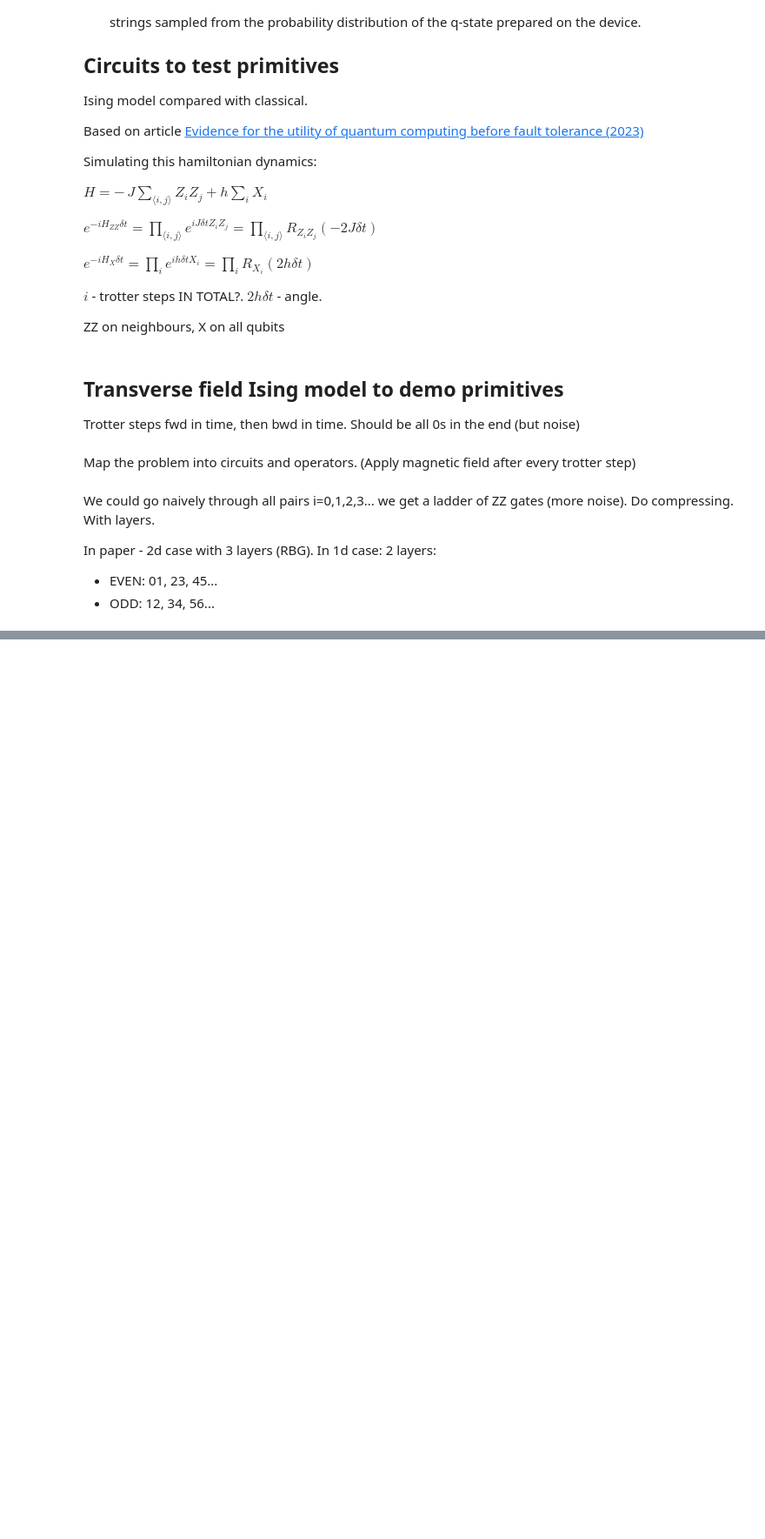
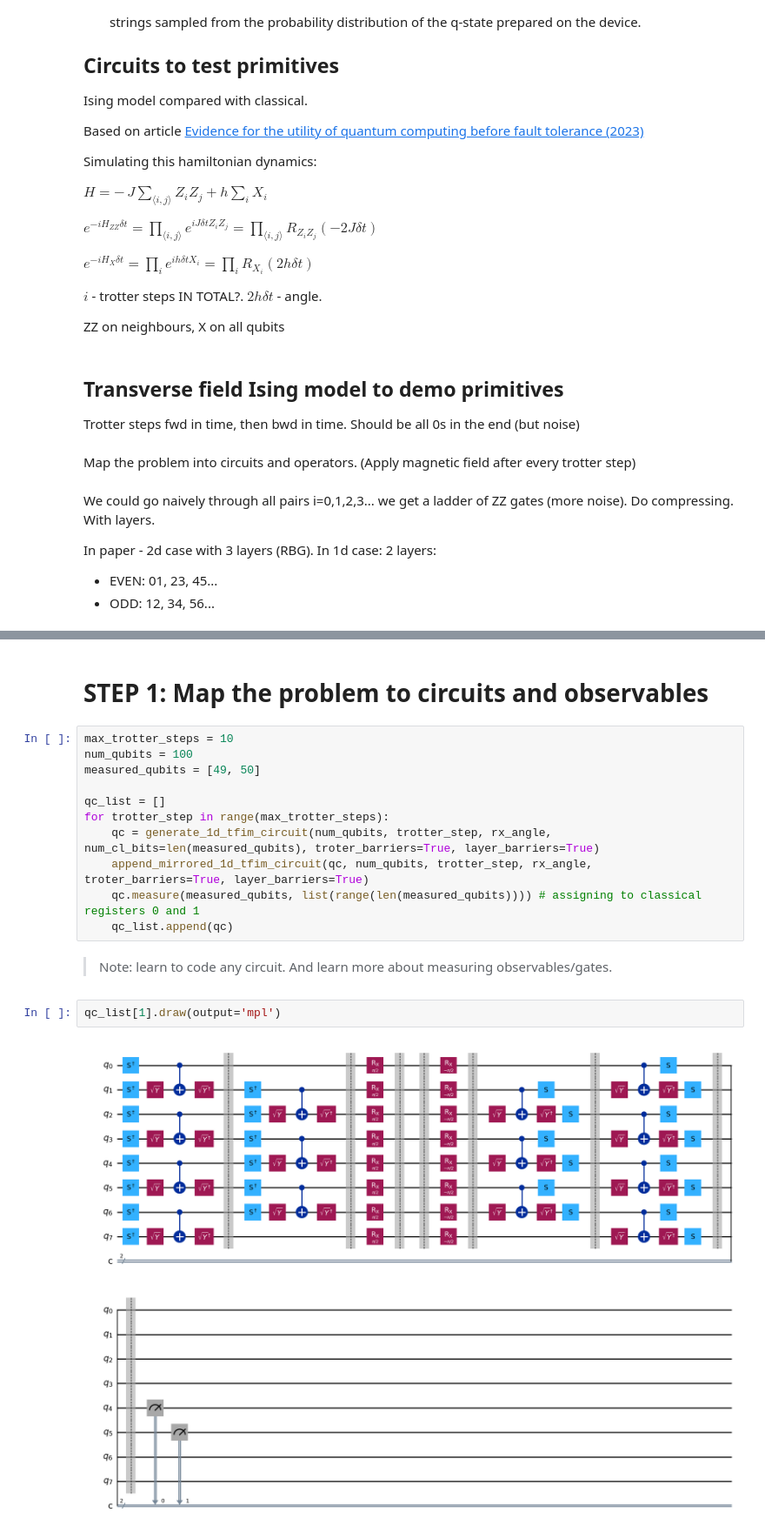
Before and after one commit to naglissul/qml, a Jupyter notebook: GENERAL/qiskit-tutorial/4-primitives.ipynb, the cells around one changed output, grey strips where cells are left out. Shown at 87% size. Cells and saved outputs as stored; diff of their text form; blank space fills up the shorter version.

```diff
--- a/GENERAL/qiskit-tutorial/4-primitives.ipynb
+++ b/GENERAL/qiskit-tutorial/4-primitives.ipynb
@@ -92,0 +164,19 @@ qc.draw(output='mpl', fold=-1)
+# %% [markdown]
+# STEP 1: Map the problem to circuits and observables
+# %%
+max_trotter_steps = 10
+num_qubits = 100
+measured_qubits = [49, 50]
+
+qc_list = []
+for trotter_step in range(max_trotter_steps):
+    qc = generate_1d_tfim_circuit(num_qubits, trotter_step, rx_angle, num_cl_bits=len(measured_qubits), troter_barriers=True, layer_barriers=True)
+    append_mirrored_1d_tfim_circuit(qc, num_qubits, trotter_step, rx_angle, troter_barriers=True, layer_barriers=True)
+    qc.measure(measured_qubits, list(range(len(measured_qubits)))) # assigning to classical registers 0 and 1
+    qc_list.append(qc)
+# %% [markdown]
+> Note: learn to code any circuit. And learn more about measuring observables/gates.
+# %%
+qc_list[1].draw(output='mpl')
+# %% [output]
+[figure, added]
```
Also changed, not shown: parts of 23 cells of this notebook, 1 other file.
